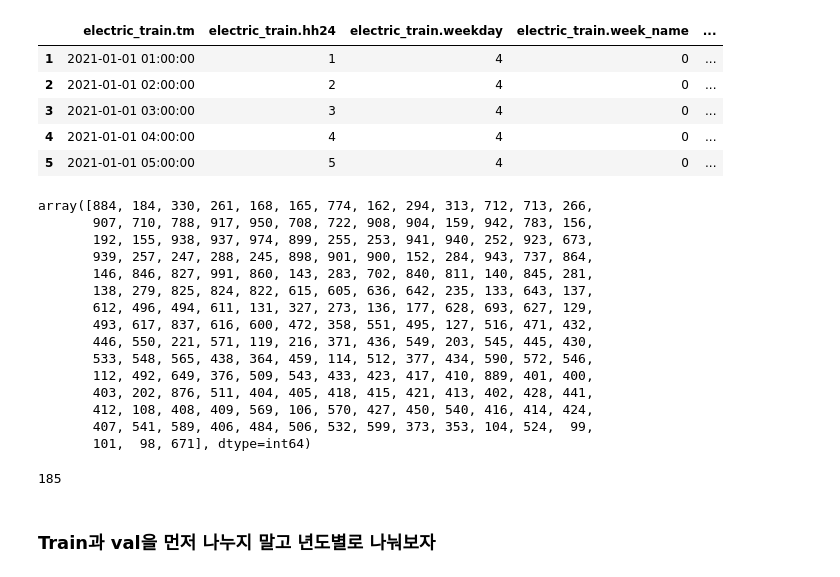
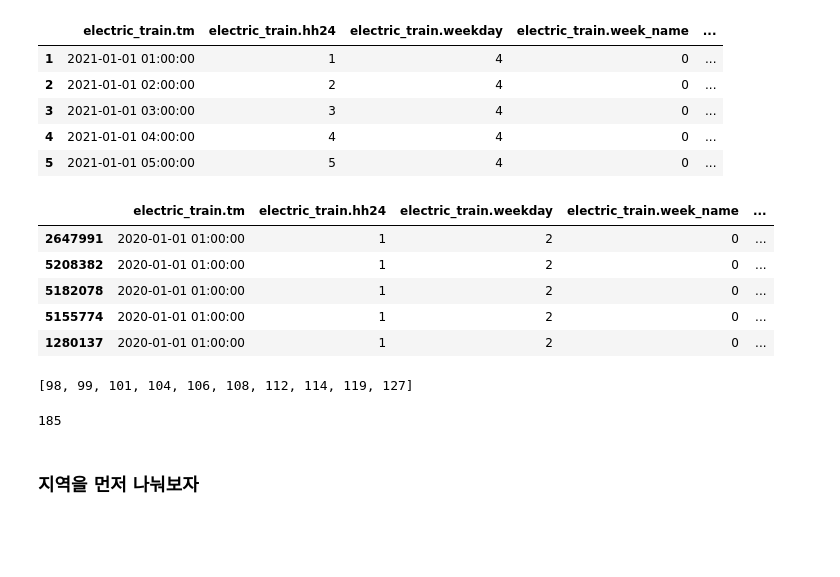
Before and after one commit to khw11044/contest, a Jupyter notebook: 1.data_analysis_6.ipynb, the cells around one changed output. Cells and saved outputs as stored; diff of their text form; code cells hidden in the pictures; blank space fills up the shorter version.

```diff
--- a/1.data_analysis_6.ipynb
+++ b/1.data_analysis_6.ipynb
@@ -52,27 +52,24 @@ df_new.head()
 | 3 | 2021-01-01 03:00:00 | 3 | 4 | 0 | ... |
 | 4 | 2021-01-01 04:00:00 | 4 | 4 | 0 | ... |
 | 5 | 2021-01-01 05:00:00 | 5 | 4 | 0 | ... |
+# %%
+df_new = df_new.sort_values(by='electric_train.tm')
+df_new.head()
+# %% [output]
+|  | electric_train.tm | electric_train.hh24 | electric_train.weekday | electric_train.week_name | ... |
+| 2647991 | 2020-01-01 01:00:00 | 1 | 2 | 0 | ... |
+| 5208382 | 2020-01-01 01:00:00 | 1 | 2 | 0 | ... |
+| 5182078 | 2020-01-01 01:00:00 | 1 | 2 | 0 | ... |
+| 5155774 | 2020-01-01 01:00:00 | 1 | 2 | 0 | ... |
+| 1280137 | 2020-01-01 01:00:00 | 1 | 2 | 0 | ... |
 # %%
-df_new['electric_train.stn'].unique()
+aws_spots = sorted(df_new['electric_train.stn'].unique().tolist())
+aws_spots[:10]
 # %% [output]
-array([884, 184, 330, 261, 168, 165, 774, 162, 294, 313, 712, 713, 266,
-       907, 710, 788, 917, 950, 708, 722, 908, 904, 159, 942, 783, 156,
-       192, 155, 938, 937, 974, 899, 255, 253, 941, 940, 252, 923, 673,
-       939, 257, 247, 288, 245, 898, 901, 900, 152, 284, 943, 737, 864,
-       146, 846, 827, 991, 860, 143, 283, 702, 840, 811, 140, 845, 281,
-       138, 279, 825, 824, 822, 615, 605, 636, 642, 235, 133, 643, 137,
-       612, 496, 494, 611, 131, 327, 273, 136, 177, 628, 693, 627, 129,
-       493, 617, 837, 616, 600, 472, 358, 551, 495, 127, 516, 471, 432,
-       446, 550, 221, 571, 119, 216, 371, 436, 549, 203, 545, 445, 430,
-       533, 548, 565, 438, 364, 459, 114, 512, 377, 434, 590, 572, 546,
-       112, 492, 649, 376, 509, 543, 433, 423, 417, 410, 889, 401, 400,
-       403, 202, 876, 511, 404, 405, 418, 415, 421, 413, 402, 428, 441,
-       412, 108, 408, 409, 569, 106, 570, 427, 450, 540, 416, 414, 424,
-       407, 541, 589, 406, 484, 506, 532, 599, 373, 353, 104, 524,  99,
-       101,  98, 671], dtype=int64)
+[98, 99, 101, 104, 106, 108, 112, 114, 119, 127]
-# %%
-print(len(df_new['electric_train.stn'].unique()))
-# %% [output]
-185
+# %%
+print(len(aws_spots))
+# %% [output]
+185
 # %% [markdown]
-### Train과 val을 먼저 나누지 말고 년도별로 나눠보자
+### 지역을 먼저 나눠보자
```
Also changed, not shown: parts of 16 cells of this notebook, 3 other files.
